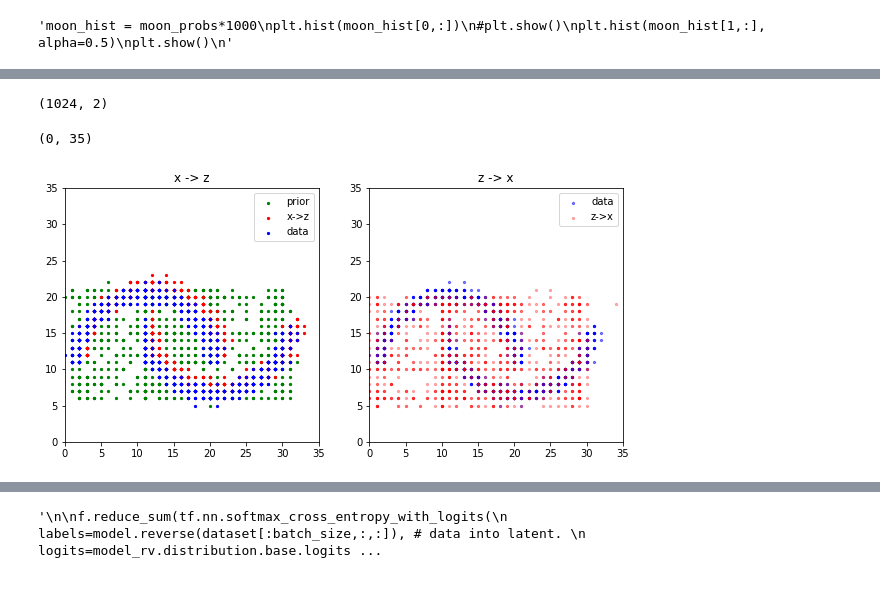
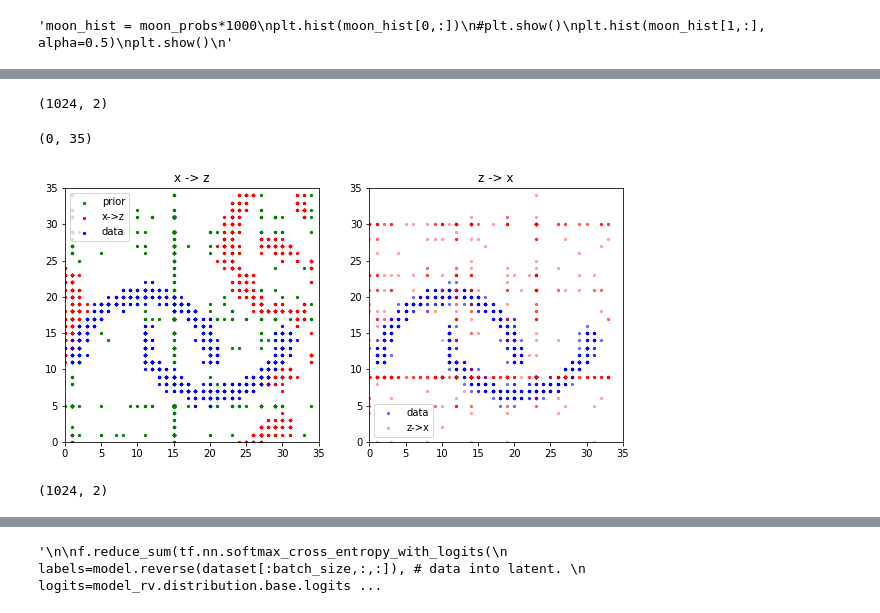
Before and after one commit to TrentBrick/learning-protein-landscapes, a Jupyter notebook: notebooks/Torch_DiscreteFlows.ipynb, the cells around one changed output, grey strips where cells are left out. Cells and saved outputs as stored; diff of their text form; code cells hidden in the pictures.

```diff
--- a/notebooks/Torch_DiscreteFlows.ipynb
+++ b/notebooks/Torch_DiscreteFlows.ipynb
@@ -281,0 +292,10 @@ num_flows = 6
+# %%
+num_flows = 6
+nh = 64
+batch_size= 1024
+sequence_length = 2
+vocab_size = 35
+vector_length = sequence_length*vocab_size
+temperature = 0.1
+flows = []
+disc_layer_type =  'bipartite' # 'autoreg'
@@ -516,36 +613,50 @@ model.eval()
 
 #x = d.sample(128)
 x = int_moons_sample(batch_size).float()
+if disc_layer_type == 'bipartite':
+    x = x.view(batch_size, -1)
 zs = model.reverse(x)
 z = zs
+if disc_layer_type == 'bipartite':
+    z = z.view(batch_size, 2, -1)
+    x = x.view(batch_size, 2, -1)
 
 x = x.detach().numpy().argmax(-1)
 z = z.detach().numpy().argmax(-1)
 print(z.shape)
 p = base.sample((batch_size,)).argmax(-1)
 plt.figure(figsize=(10,5))
 plt.subplot(121)
 plt.scatter(p[:,0], p[:,1], c='g', s=5)
 plt.scatter(z[:,0], z[:,1], c='r', s=5)
 plt.scatter(x[:,0], x[:,1], c='b', s=5)
 plt.legend(['prior', 'x->z', 'data'])
 plt.axis('scaled')
 plt.title('x -> z')
 plt.xlim([0,vocab_size])
 plt.ylim([0,vocab_size])
 
-zs = model.forward(base.sample((batch_size,)).float())
+if disc_layer_type == 'bipartite':
+    zs = model.forward(base.sample((batch_size,)).float().view(batch_size, -1))
+else:
+    zs = model.forward(base.sample((batch_size,)).float())
 z = zs
+if disc_layer_type == 'bipartite':
+    z = z.view(batch_size, 2, -1)
 z = z.detach().numpy().argmax(-1)
 plt.subplot(122)
 plt.scatter(x[:,0], x[:,1], c='b', s=5, alpha=0.5)
 plt.scatter(z[:,0], z[:,1], c='r', s=5, alpha=0.3)
 plt.legend(['data', 'z->x'])
 plt.axis('scaled')
 plt.title('z -> x')
 plt.xlim([0,vocab_size])
 plt.ylim([0,vocab_size])
 # %% [output]
 (1024, 2)
 (0, 35)
-[figure, old version]
+[figure, new version]
+# %%
+z.shape
+# %% [output]
+(1024, 2)
```
Also changed, not shown: parts of 53 cells of this notebook, 6 other files.
